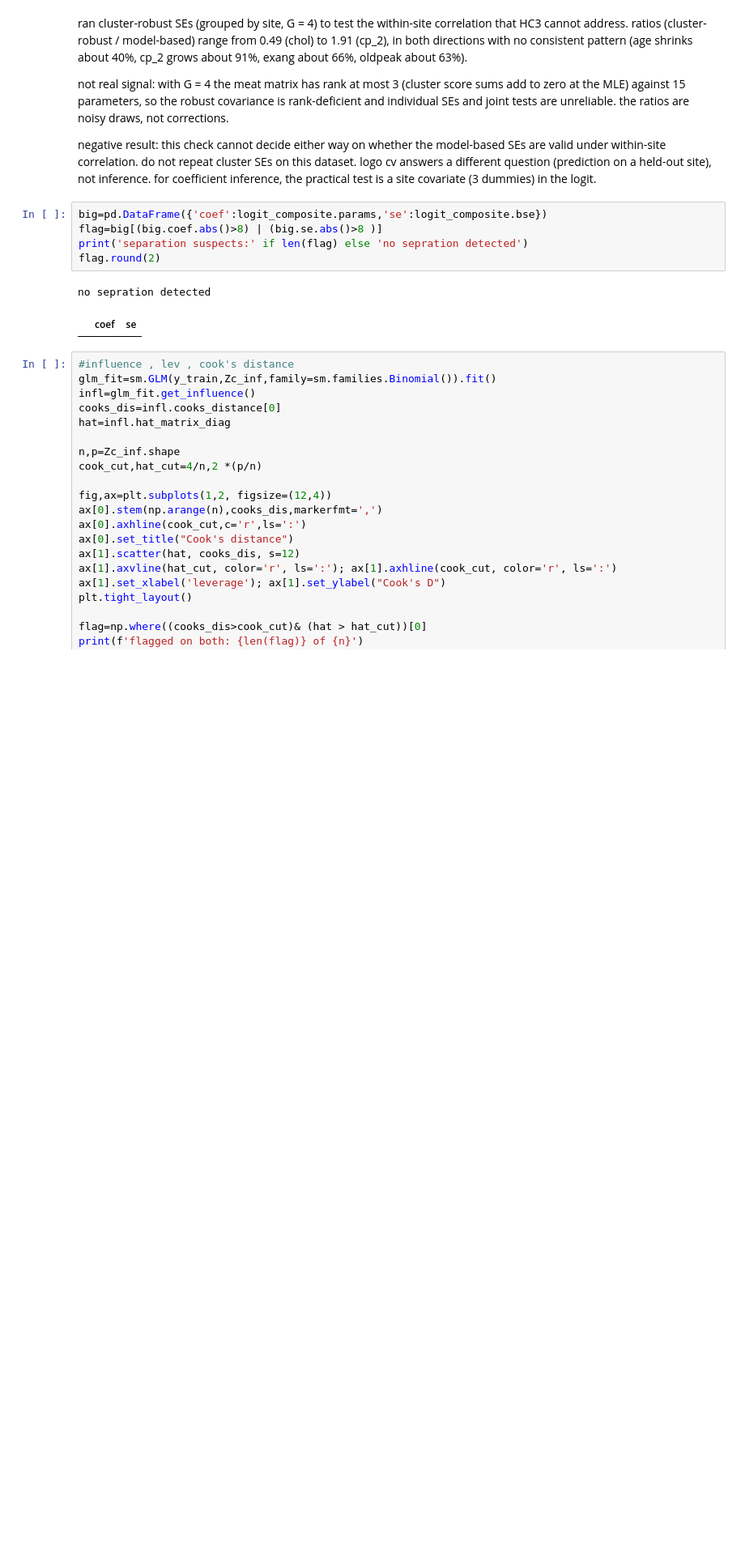
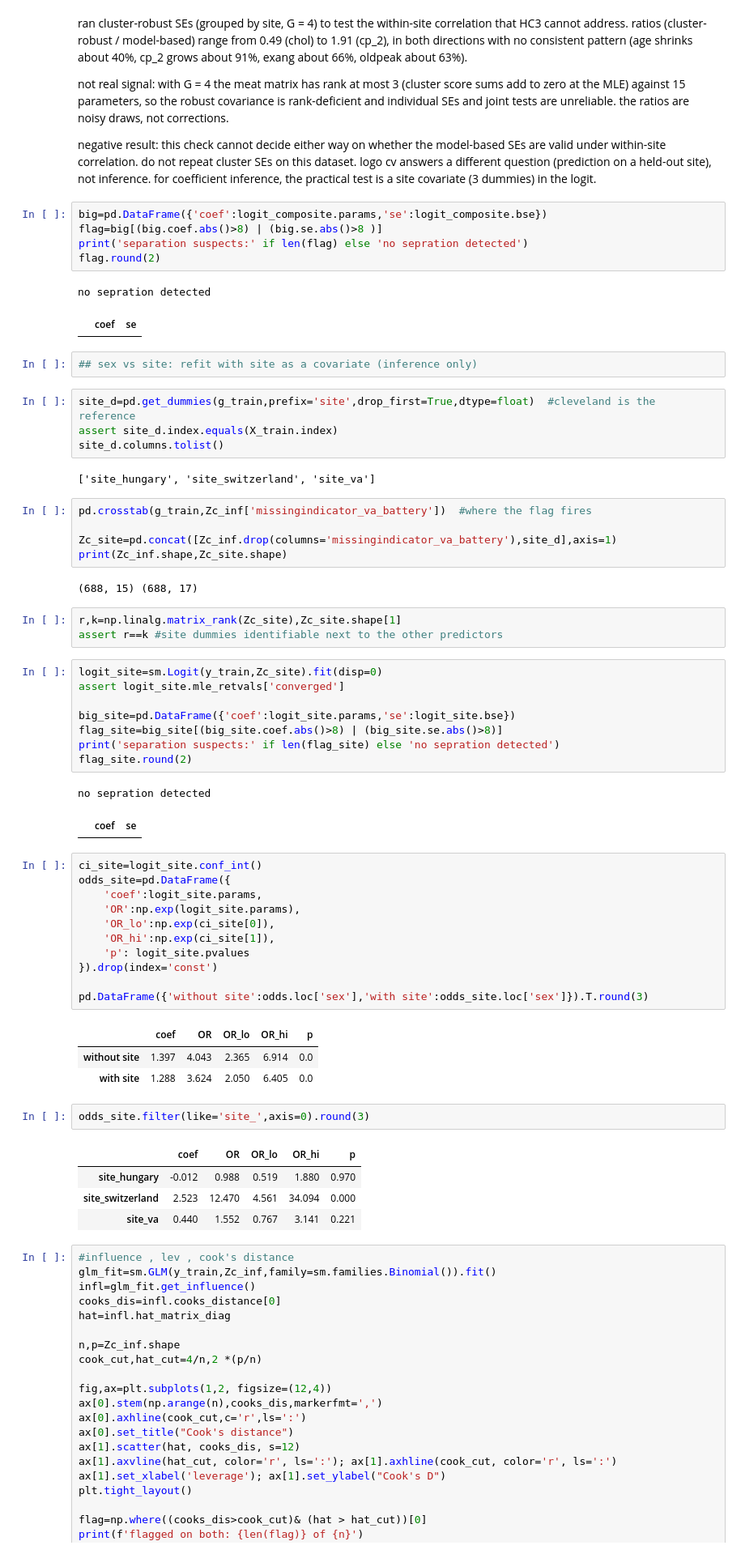
Before and after one commit to MAHArishbah/heart-disease, a Jupyter notebook: notebooks/ClassificationPrediction.ipynb, the cells around one changed output. Shown at 81% size. Saved outputs shown, nothing was run; the diff lists cells and outputs as text; blank space fills up the shorter version.

```diff
--- a/notebooks/ClassificationPrediction.ipynb
+++ b/notebooks/ClassificationPrediction.ipynb
@@ -946,6 +952,57 @@ flag.round(2)
 # %% [output]
 no sepration detected
 |  | coef | se |
+# %%
+## sex vs site: refit with site as a covariate (inference only)
+# %%
+site_d=pd.get_dummies(g_train,prefix='site',drop_first=True,dtype=float)  #cleveland is the reference
+assert site_d.index.equals(X_train.index)
+site_d.columns.tolist()
+# %% [output]
+['site_hungary', 'site_switzerland', 'site_va']
+# %%
+pd.crosstab(g_train,Zc_inf['missingindicator_va_battery'])  #where the flag fires
+
+Zc_site=pd.concat([Zc_inf.drop(columns='missingindicator_va_battery'),site_d],axis=1)
+print(Zc_inf.shape,Zc_site.shape)
+# %% [output]
+(688, 15) (688, 17)
+# %%
+r,k=np.linalg.matrix_rank(Zc_site),Zc_site.shape[1]
+assert r==k #site dummies identifiable next to the other predictors
+# %%
+logit_site=sm.Logit(y_train,Zc_site).fit(disp=0)
+assert logit_site.mle_retvals['converged']
+
+big_site=pd.DataFrame({'coef':logit_site.params,'se':logit_site.bse})
+flag_site=big_site[(big_site.coef.abs()>8) | (big_site.se.abs()>8)]
+print('separation suspects:' if len(flag_site) else 'no sepration detected')
+flag_site.round(2)
+# %% [output]
+no sepration detected
+|  | coef | se |
+# %%
+ci_site=logit_site.conf_int()
+odds_site=pd.DataFrame({
+    'coef':logit_site.params,
+    'OR':np.exp(logit_site.params),
+    'OR_lo':np.exp(ci_site[0]),
+    'OR_hi':np.exp(ci_site[1]),
+    'p': logit_site.pvalues
+}).drop(index='const')
+
+pd.DataFrame({'without site':odds.loc['sex'],'with site':odds_site.loc['sex']}).T.round(3)
+# %% [output]
+|  | coef | OR | OR_lo | OR_hi | p |
+| without site | 1.397 | 4.043 | 2.365 | 6.914 | 0.0 |
+| with site | 1.288 | 3.624 | 2.050 | 6.405 | 0.0 |
+# %%
+odds_site.filter(like='site_',axis=0).round(3)
+# %% [output]
+|  | coef | OR | OR_lo | OR_hi | p |
+| site_hungary | -0.012 | 0.988 | 0.519 | 1.880 | 0.970 |
+| site_switzerland | 2.523 | 12.470 | 4.561 | 34.094 | 0.000 |
+| site_va | 0.440 | 1.552 | 0.767 | 3.141 | 0.221 |
 # %%
 #influence , lev , cook's distance
 glm_fit=sm.GLM(y_train,Zc_inf,family=sm.families.Binomial()).fit()
```
Also changed, not shown: parts of 19 cells of this notebook, 2 other files.
